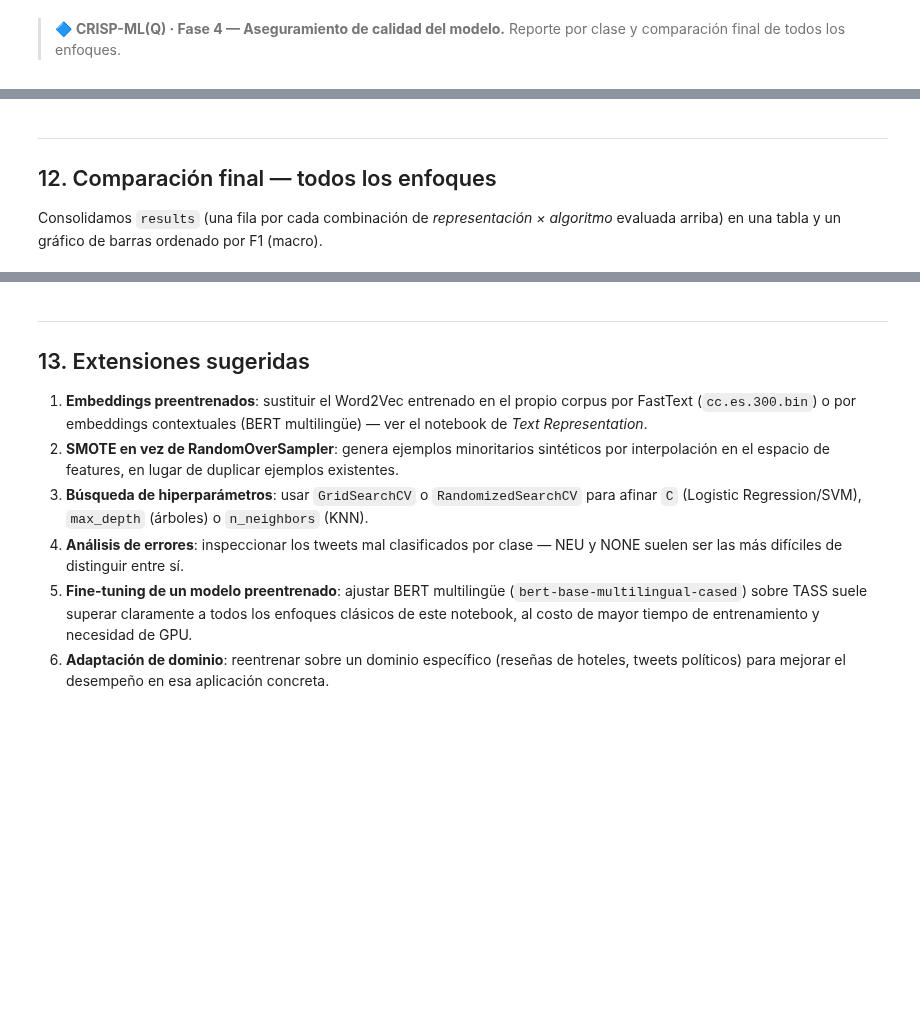
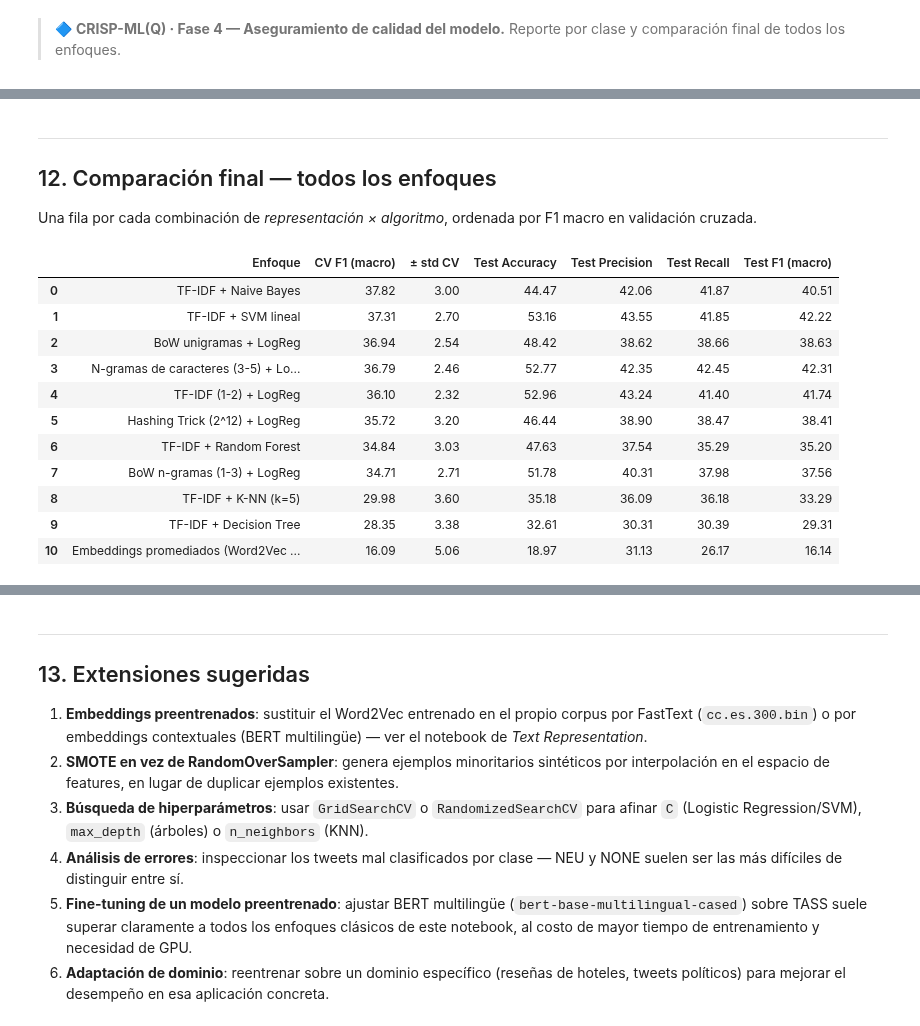
Before and after one commit to EdwinPuertas/courseNLP, a Jupyter notebook: examples/text_representation.ipynb, the cells around one changed output, grey strips where cells are left out. Saved outputs shown, nothing was run; the diff lists cells and outputs as text; code cells hidden in the pictures; blank space fills up the shorter version.

```diff
--- a/examples/text_representation.ipynb
+++ b/examples/text_representation.ipynb
@@ -352,23 +292,35 @@ Para comparar muchas combinaciones de *representación × algoritmo* sin repetir
 # %%
-results = []  # cada entrada: {'Enfoque': ..., 'Accuracy': ..., 'Precision': ..., 'Recall': ..., 'F1-score': ...}
+CV = ShuffleSplit(n_splits=10, test_size=0.25, random_state=42)   # mismas particiones para todos
+results, models = [], {}
+X_tr, X_te = np.array(texts_train, dtype=object), np.array(texts_test, dtype=object)
 
 
-def run_experiment(name, X_train, y_train, X_test, y_test, clf, verbose=True):
-    # Entrena `clf`, evalua sobre test y registra metricas macro en `results`.
-    clf.fit(X_train, y_train)
-    y_pred = clf.predict(X_test)
-
+def run_experiment(name, make_vectorizer, make_clf, verbose=True):
+    """Valida con CV sin fuga, entrena con todo train y evalúa una vez en test."""
+    def build():
+        return ImbPipeline([('vec', make_vectorizer()),
+                            ('ros', RandomOverSampler(random_state=1000)),
+                            ('clf', make_clf())])
+    cv = cross_validate(build(), X_tr, labels_train, cv=CV, scoring='f1_macro', n_jobs=1)
+    model = build().fit(X_tr, labels_train)
+    y_pred = model.predict(X_te)
     row = {
         'Enfoque': name,
-        'Accuracy': round(accuracy_score(y_test, y_pred) * 100, 2),
-        'Precision': round(precision_score(y_test, y_pred, average='macro', zero_division=0) * 100, 2),
-        'Recall': round(recall_score(y_test, y_pred, average='macro', zero_division=0) * 100, 2),
-        'F1-score': round(f1_score(y_test, y_pred, average='macro', zero_division=0) * 100, 2),
+        'CV F1 (macro)': round(cv['test_score'].mean() * 100, 2),
+        '± std CV': round(cv['test_score'].std() * 100, 2),
+        'Test Accuracy': round(accuracy_score(labels_test, y_pred) * 100, 2),
+        'Test Precision': round(precision_score(labels_test, y_pred, average='macro', zero_division=0) * 100, 2),
+        'Test Recall': round(recall_score(labels_test, y_pred, average='macro', zero_division=0) * 100, 2),
+        'Test F1 (macro)': round(f1_score(labels_test, y_pred, average='macro', zero_division=0) * 100, 2),
     }
     results.append(row)
+    models[name] = model
     if verbose:
-        print(f"{name:35s} -> Accuracy {row['Accuracy']:5.2f}%  |  F1 (macro) {row['F1-score']:5.2f}%")
-    return clf, row
+        print(f"{name:45s} CV F1 {row['CV F1 (macro)']:5.2f} ± {row['± std CV']:4.2f}  |  Test F1 {row['Test F1 (macro)']:5.2f}")
+
+
+def logreg():
+    return LogisticRegression(solver='lbfgs', C=10, max_iter=1000)   # el clasificador del workshop (softmax)
 # %% [markdown]
 ---
 
@@ -590,9 +513,21 @@ print(classification_report(labels_test, y_pred_final, target_names=le.classes_,
 
 ## 12. Comparación final — todos los enfoques
 
-Consolidamos `results` (una fila por cada combinación de *representación × algoritmo* evaluada arriba) en una tabla y un gráfico de barras ordenado por F1 (macro).
+Una fila por cada combinación de *representación × algoritmo*, ordenada por F1 macro en validación cruzada.
 # %%
-# Todos los experimentos ordenados por F1 macro en prueba
-results_df = pd.DataFrame(results).sort_values('F1-score', ascending=False).reset_index(drop=True)
+results_df = pd.DataFrame(results).sort_values('CV F1 (macro)', ascending=False).reset_index(drop=True)
 results_df
+# %% [output]
+|  | Enfoque | CV F1 (macro) | ± std CV | Test Accuracy | Test Precision | Test Recall | Test F1 (macro) |
+| 0 | TF-IDF + Naive Bayes | 37.82 | 3.00 | 44.47 | 42.06 | 41.87 | 40.51 |
+| 1 | TF-IDF + SVM lineal | 37.31 | 2.70 | 53.16 | 43.55 | 41.85 | 42.22 |
+| 2 | BoW unigramas + LogReg | 36.94 | 2.54 | 48.42 | 38.62 | 38.66 | 38.63 |
+| 3 | N-gramas de caracteres (3-5) + Lo... | 36.79 | 2.46 | 52.77 | 42.35 | 42.45 | 42.31 |
+| 4 | TF-IDF (1-2) + LogReg | 36.10 | 2.32 | 52.96 | 43.24 | 41.40 | 41.74 |
+| 5 | Hashing Trick (2^12) + LogReg | 35.72 | 3.20 | 46.44 | 38.90 | 38.47 | 38.41 |
+| 6 | TF-IDF + Random Forest | 34.84 | 3.03 | 47.63 | 37.54 | 35.29 | 35.20 |
+| 7 | BoW n-gramas (1-3) + LogReg | 34.71 | 2.71 | 51.78 | 40.31 | 37.98 | 37.56 |
+| 8 | TF-IDF + K-NN (k=5) | 29.98 | 3.60 | 35.18 | 36.09 | 36.18 | 33.29 |
+| 9 | TF-IDF + Decision Tree | 28.35 | 3.38 | 32.61 | 30.31 | 30.39 | 29.31 |
+| 10 | Embeddings promediados (Word2Vec ... | 16.09 | 5.06 | 18.97 | 31.13 | 26.17 | 16.14 |
 # %%
```
Also changed, not shown: parts of 36 cells of this notebook, 14 other files.
